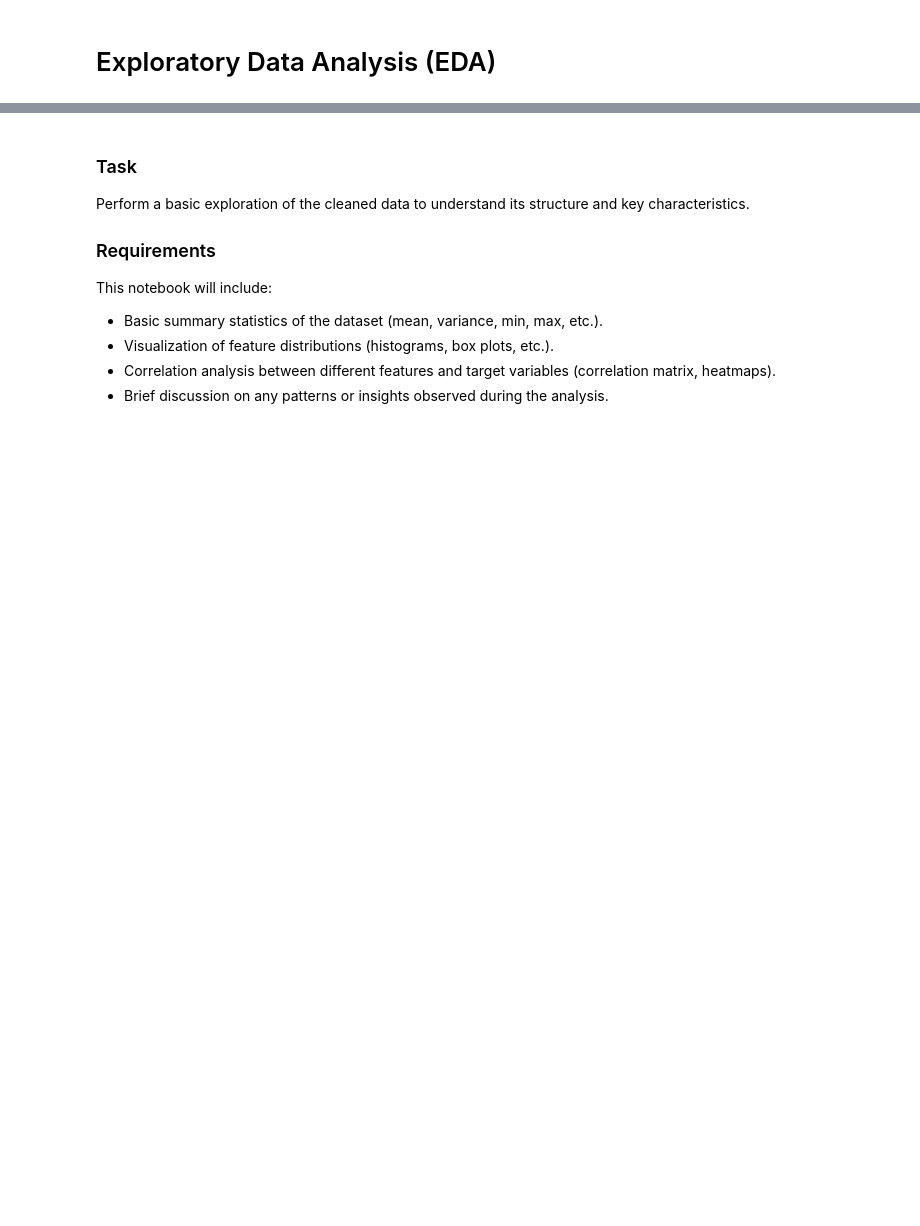
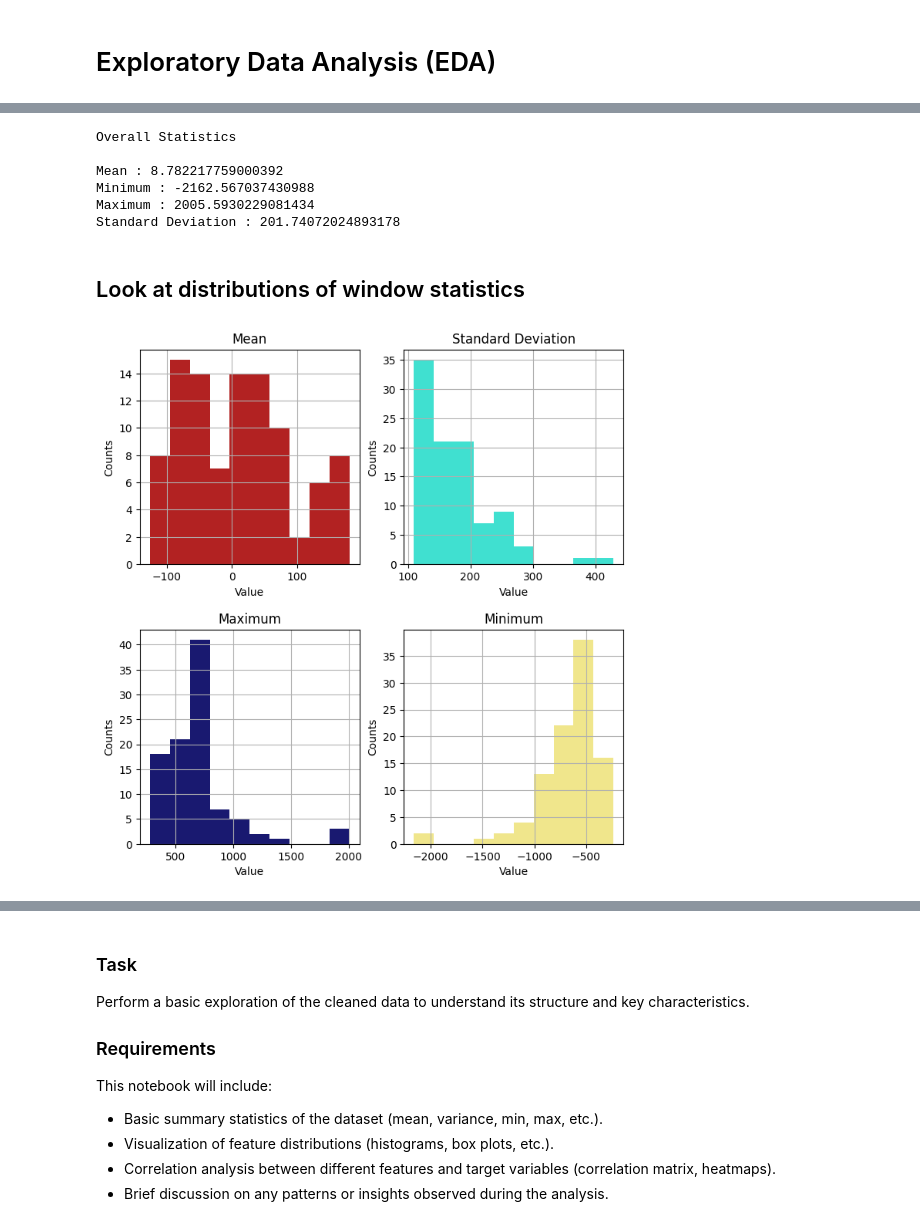
Before and after one commit to UW-MLGEO/MLGEO2024_Geldingadalir, a Jupyter notebook: notebooks/EDA.ipynb, the cells around one changed output, grey strips where cells are left out. Cells and saved outputs as stored; diff of their text form; code cells hidden in the pictures; blank space fills up the shorter version.

```diff
--- a/notebooks/EDA.ipynb
+++ b/notebooks/EDA.ipynb
@@ -2,6 +2,7 @@
 # Exploratory Data Analysis (EDA) #
 # %%
 import numpy as np
+import pandas as pd
 import os
 
 # Load the data from the .npy file
@@ -11,7 +12,8 @@ full_path = os.path.join(data_path, file_name)
 east_component_data = np.load(full_path)
 
 # Define a window size and overlap (in number of samples)
-window_size = 1000  # e.g., 10 seconds
+freq = 25 #25 samples per second (For Sitkin Data)
+window_size = 15 * 60 * 25  #15 minute long window
 overlap = 500
 
 # Sliding window function
@@ -120,0 +75,63 @@ plt.show()
+# %%
+#Also compute overall statistics
+
+def statistics(data):
+    #returns mean, min, max, and standard deviation of input data
+
+    return(np.mean(data), np.min(data), np.max(data), np.std(data))
+
+#sup = shorthand for super/overall
+sup_mean, sup_min, sup_max, sup_std = statistics(east_component_data)
+
+#save to dictions
+sup_stats = {'Mean':sup_mean, 'Minimum':sup_min, 'Maximum':sup_max, 'Standard Deviation':sup_std}
+
+#print values
+print('Overall Statistics')
+print()
+
+for val in sup_stats:
+    print(val + ' : ' + str(sup_stats[val]))
+# %% [output]
+Overall Statistics
+
+Mean : 8.782217759000392
+Minimum : -2162.567037430988
+Maximum : 2005.5930229081434
+Standard Deviation : 201.74072024893178
+# %% [markdown]
+## Look at distributions of window statistics
+# %%
+#put features into labeled dataframe
+stats_df = pd.DataFrame(features, columns=['Mean', 'Std', 'Max', 'Min'])
+
+#plot histogram for each stat
+fig, axs = plt.subplots(nrows=2,ncols=2)
+fig.set_size_inches(7,7)
+plt.tight_layout(h_pad=4)
+
+axs[0][0].hist(stats_df['Mean'], color='firebrick')
+axs[0][0].set_title('Mean')
+axs[0][0].set_xlabel('Value')
+axs[0][0].set_ylabel('Counts')
+axs[0][0].grid()
+
+axs[0][1].hist(stats_df['Std'], color='turquoise')
+axs[0][1].set_title('Standard Deviation')
+axs[0][1].set_xlabel('Value')
+axs[0][1].set_ylabel('Counts')
+axs[0][1].grid()
+
+axs[1][0].hist(stats_df['Max'], color='midnightblue')
+axs[1][0].set_title('Maximum')
+axs[1][0].set_xlabel('Value')
+axs[1][0].set_ylabel('Counts')
+axs[1][0].grid()
+
+axs[1][1].hist(stats_df['Min'], color='khaki')
+axs[1][1].set_title('Minimum')
+axs[1][1].set_xlabel('Value')
+axs[1][1].set_ylabel('Counts')
+axs[1][1].grid();
+# %% [output]
+[figure, added]
```
Also changed, not shown: parts of 9 cells of this notebook.
